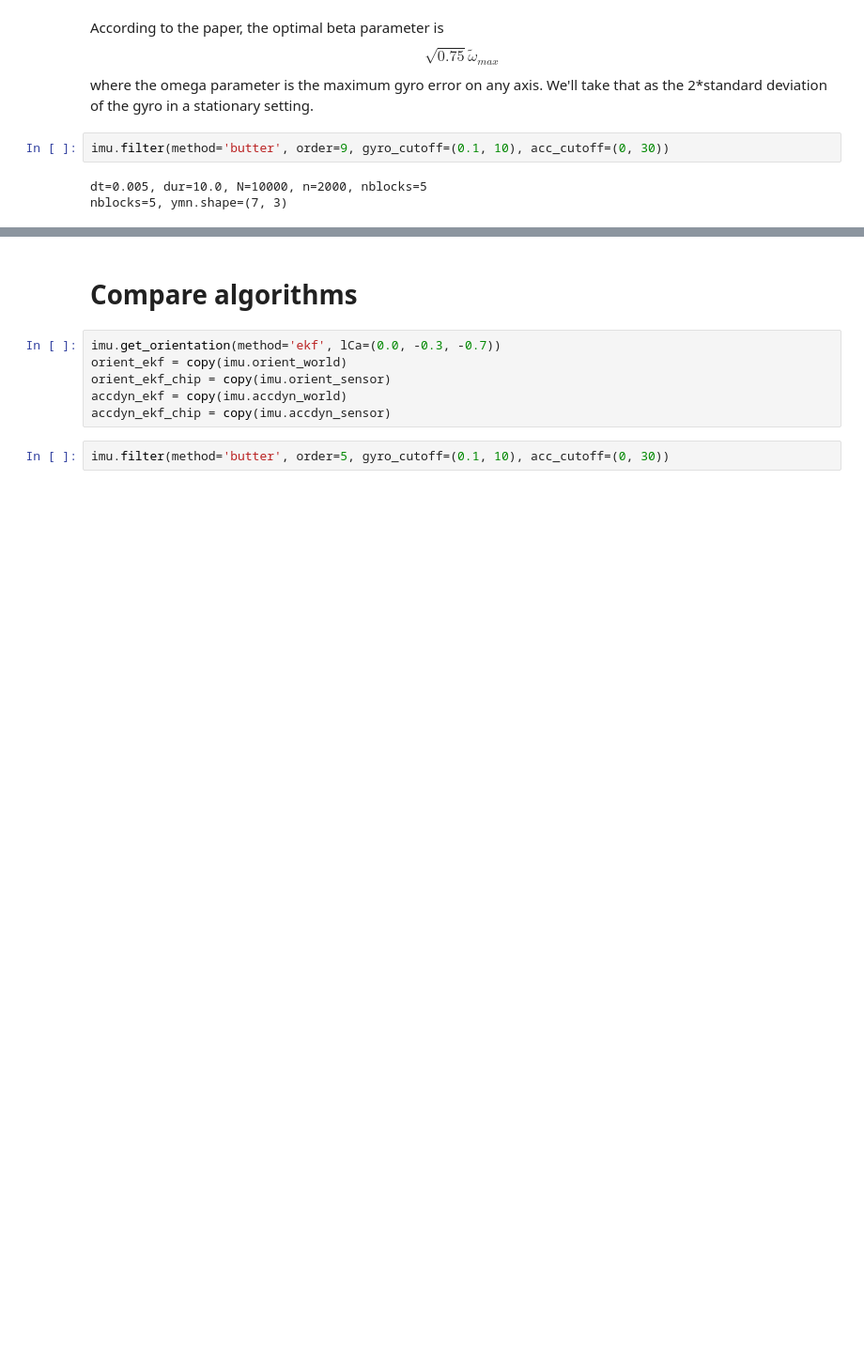
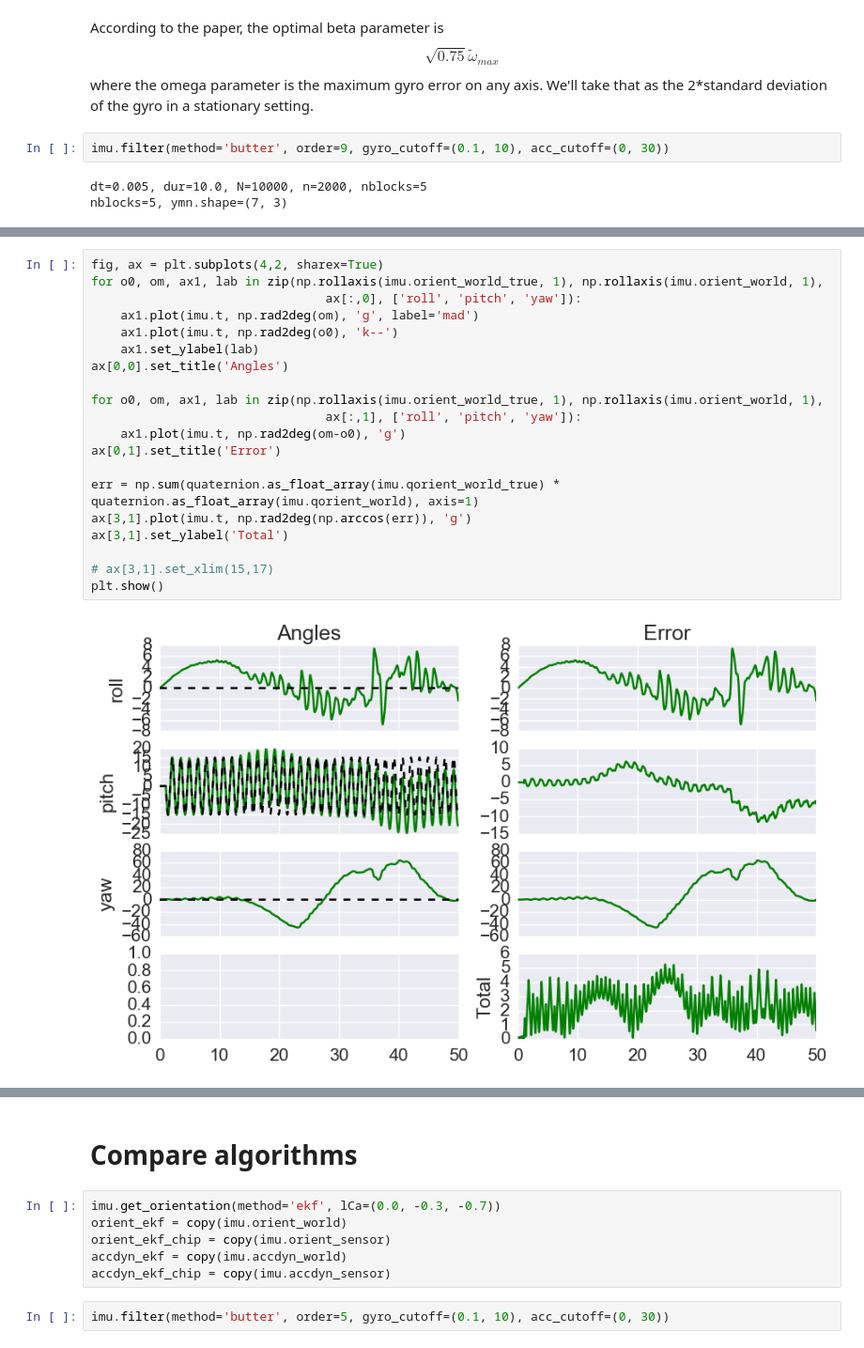
Before and after one commit to DaveBuckingham/fish, a Jupyter notebook: algorithms/test_imu_algorithms.ipynb, the cells around one changed output, grey strips where cells are left out. Shown at 94% size. Saved outputs shown, nothing was run; the diff lists cells and outputs as text; blank space fills up the shorter version.

```diff
--- a/algorithms/test_imu_algorithms.ipynb
+++ b/algorithms/test_imu_algorithms.ipynb
@@ -259,0 +282,22 @@ plt.show()
+# %%
+fig, ax = plt.subplots(4,2, sharex=True)
+for o0, om, ax1, lab in zip(np.rollaxis(imu.orient_world_true, 1), np.rollaxis(imu.orient_world, 1),
+                                ax[:,0], ['roll', 'pitch', 'yaw']):
+    ax1.plot(imu.t, np.rad2deg(om), 'g', label='mad')
+    ax1.plot(imu.t, np.rad2deg(o0), 'k--')
+    ax1.set_ylabel(lab)
+ax[0,0].set_title('Angles')
+
+for o0, om, ax1, lab in zip(np.rollaxis(imu.orient_world_true, 1), np.rollaxis(imu.orient_world, 1),
+                                ax[:,1], ['roll', 'pitch', 'yaw']):
+    ax1.plot(imu.t, np.rad2deg(om-o0), 'g')
+ax[0,1].set_title('Error')
+
+err = np.sum(quaternion.as_float_array(imu.qorient_world_true) * quaternion.as_float_array(imu.qorient_world), axis=1)
+ax[3,1].plot(imu.t, np.rad2deg(np.arccos(err)), 'g')
+ax[3,1].set_ylabel('Total')
+
+# ax[3,1].set_xlim(15,17)
+plt.show()
+# %% [output]
+[figure, added]
```
Also changed, not shown: parts of 15 cells of this notebook.
